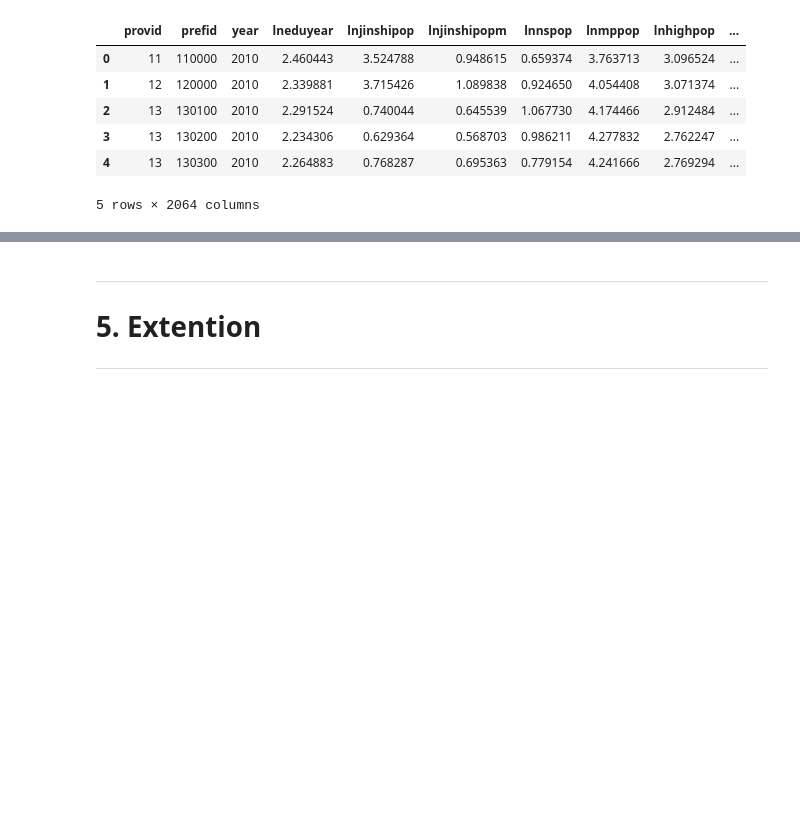
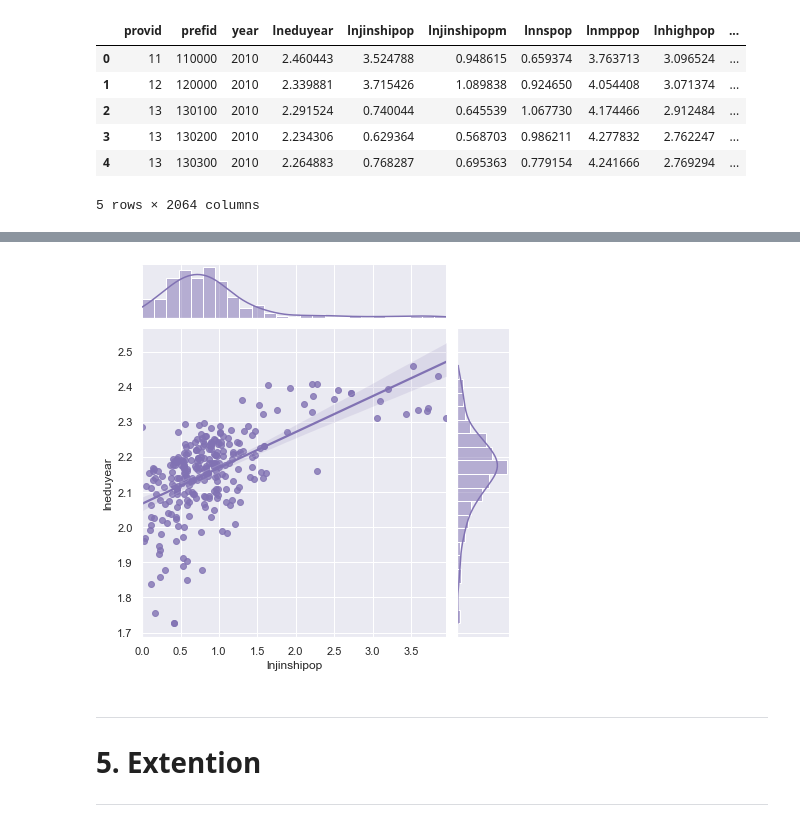
Before and after one commit to Mengxi-20/ose-data-science-course-project-Mengxi-20, a Jupyter notebook: replication-notebook.ipynb, the cells around one changed output, grey strips where cells are left out. Drawn from its saved outputs; the diff is of its cells as text; code cells hidden in the pictures; blank space fills up the shorter version.

```diff
--- a/replication-notebook.ipynb
+++ b/replication-notebook.ipynb
@@ -175,3 +188,10 @@ data.head()
+# %%
+sns.set(style="darkgrid")
+g = sns.jointplot("lnjinshipop", "lneduyear",
+                   data=data, kind="reg",
+                   color="m", height=6)
+# %% [output]
+[figure, added]
 # %% [markdown]
 ---
 # 5. Extention
```
Also changed, not shown: parts of 4 cells of this notebook.
